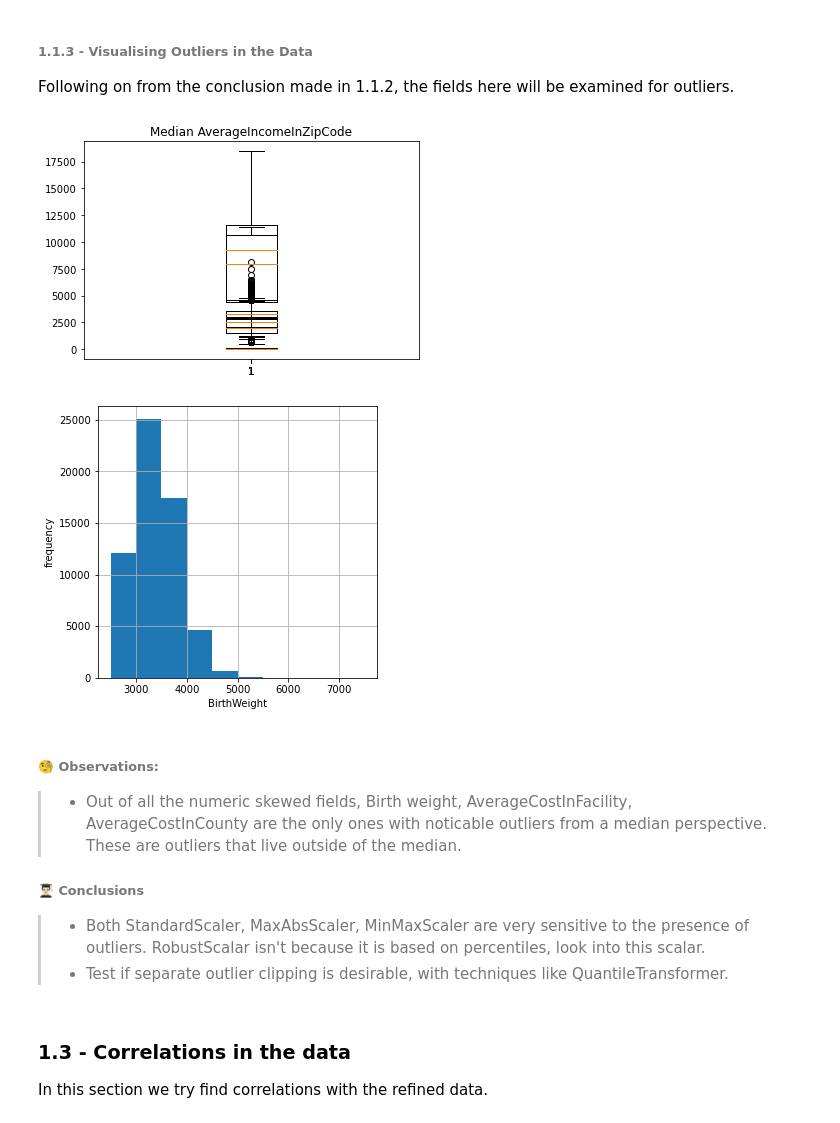
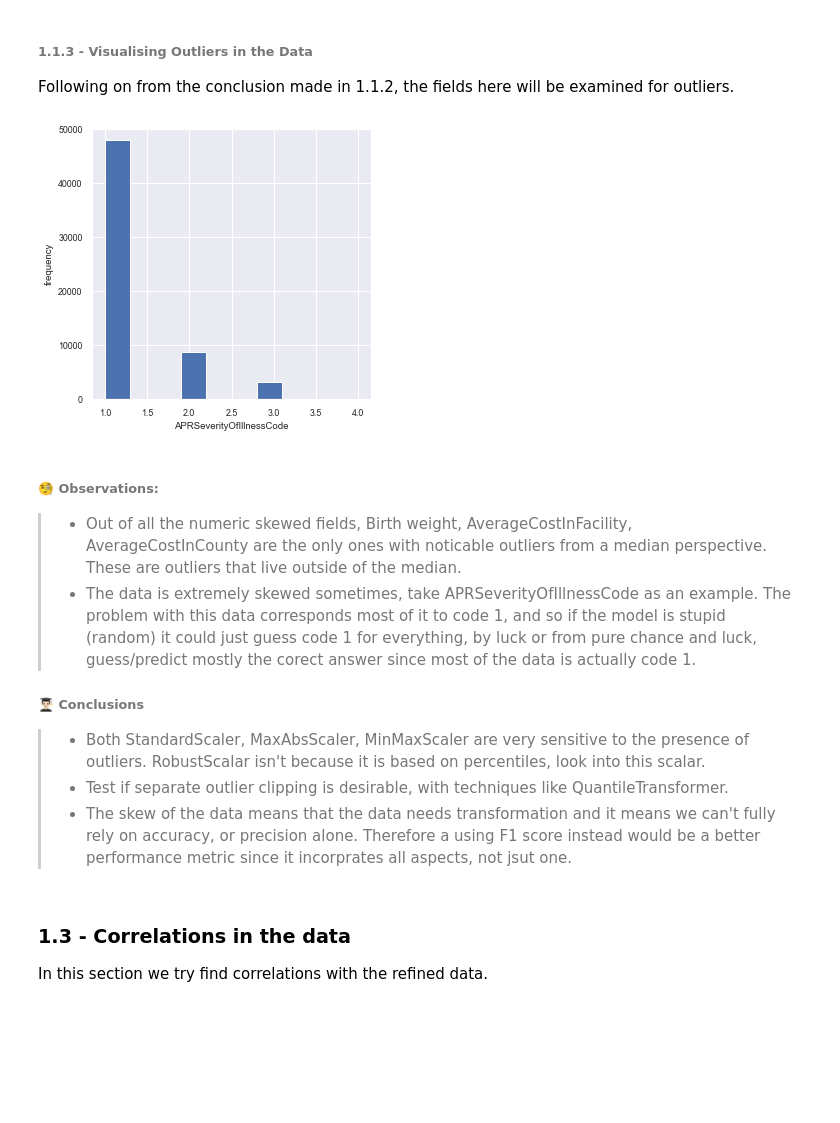
Before and after one commit to Luke-Mason/ML-A1, a Jupyter notebook: Assignment-1.ipynb, the cells around one changed output. Saved outputs shown, nothing was run; the diff lists cells and outputs as text; code cells hidden in the pictures; blank space fills up the shorter version.

```diff
--- a/Assignment-1.ipynb
+++ b/Assignment-1.ipynb
@@ -227,26 +233,42 @@ for i, col in enumerate(patients_X.columns):
 Following on from the conclusion made in 1.1.2, the fields here will be examined for outliers.
 # %%
 skewedFieldsObserved = ['BirthWeight', 'AverageCostInCounty', 'AverageChargesInCounty', 'AverageCostInFacility', 'AverageChargesInFacility', 'AverageIncomeInZipCode']
-for field in skewedFieldsObserved:
-    plt.boxplot(dataFrame[field])
-    plt.title('Median ' + field)
+# for field in skewedFieldsObserved:
+#     plt.boxplot(dataFrame[field])
+#     plt.title('Median ' + field)
 
+# plt.show()
+
+# Focusing on birth weight and seeing the ordinal categorical nature of the data.
+dataFrame['APRSeverityOfIllnessCode'].hist(figsize=(5,5))
+plt.xlabel('APRSeverityOfIllnessCode')
+plt.ylabel('frequency')
 plt.show()
 
-# Focusing on birth weight and seeing the ordinal categorical nature of the data.
-dataFrame['BirthWeight'].hist(figsize=(5,5))
-plt.xlabel('BirthWeight')
-plt.ylabel('frequency')
-plt.show()
+
+# i=1
+# sk_fields = skewedFieldsObserved
+# for col in sk_fields:
+
+#   if col != 'class':
+#     plt.subplot(8,8,i)
+#     sns.boxplot(x="class", y=col, data=dataFrame)
+#     i = i+1
+#     plt.title('Median ' + col)
+
+
+# plt.xticks(rotation='vertical')
+# plt.show()
 # %% [output]
-[figure, old version]
+[figure, new version]
-[figure, removed]
 # %% [markdown]
 ###### 🧐 **Observations:**
 > - Out of all the numeric skewed fields, Birth weight, AverageCostInFacility, AverageCostInCounty are the only ones with noticable outliers from a median perspective. These are outliers that live outside of the median.
+> - The data is extremely skewed sometimes, take APRSeverityOfIllnessCode as an example. The problem with this data corresponds most of it to code 1, and so if the model is stupid (random) it could just guess code 1 for everything, by luck or from pure chance and luck, guess/predict mostly the corect answer since most of the data is actually code 1.
 ###### 👨🏻‍🎓 Conclusions
 > - Both StandardScaler, MaxAbsScaler, MinMaxScaler are very sensitive to the presence of outliers. RobustScalar isn't because it is based on percentiles, look into this scalar.
 > - Test if separate outlier clipping is desirable, with techniques like QuantileTransformer.
+> - The skew of the data means that the data needs transformation and it means we can't fully rely on accuracy, or precision alone. Therefore a using F1 score instead would be a better performance metric since it incorprates all aspects, not jsut one.
 # %% [markdown]
 ### 1.3 - Correlations in the data
 In this section we try find correlations with the refined data.
```
Also changed, not shown: parts of 36 cells of this notebook.
